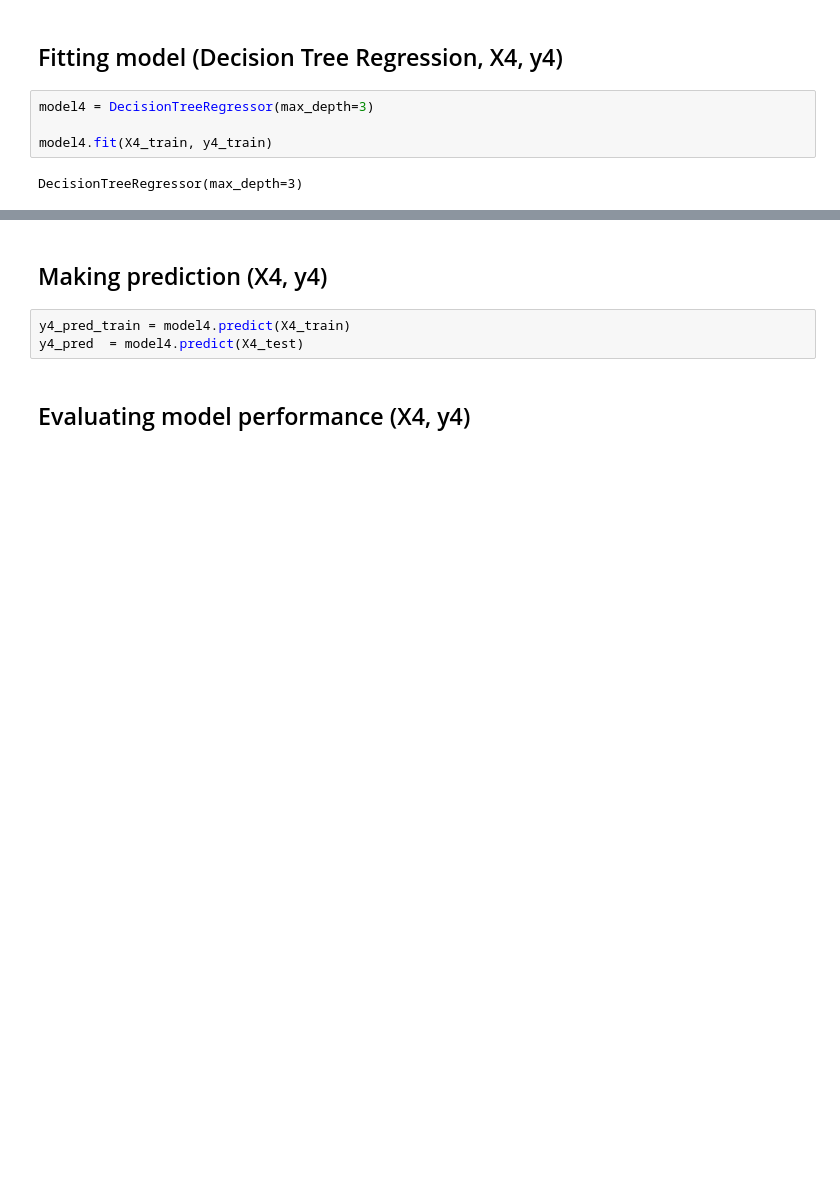
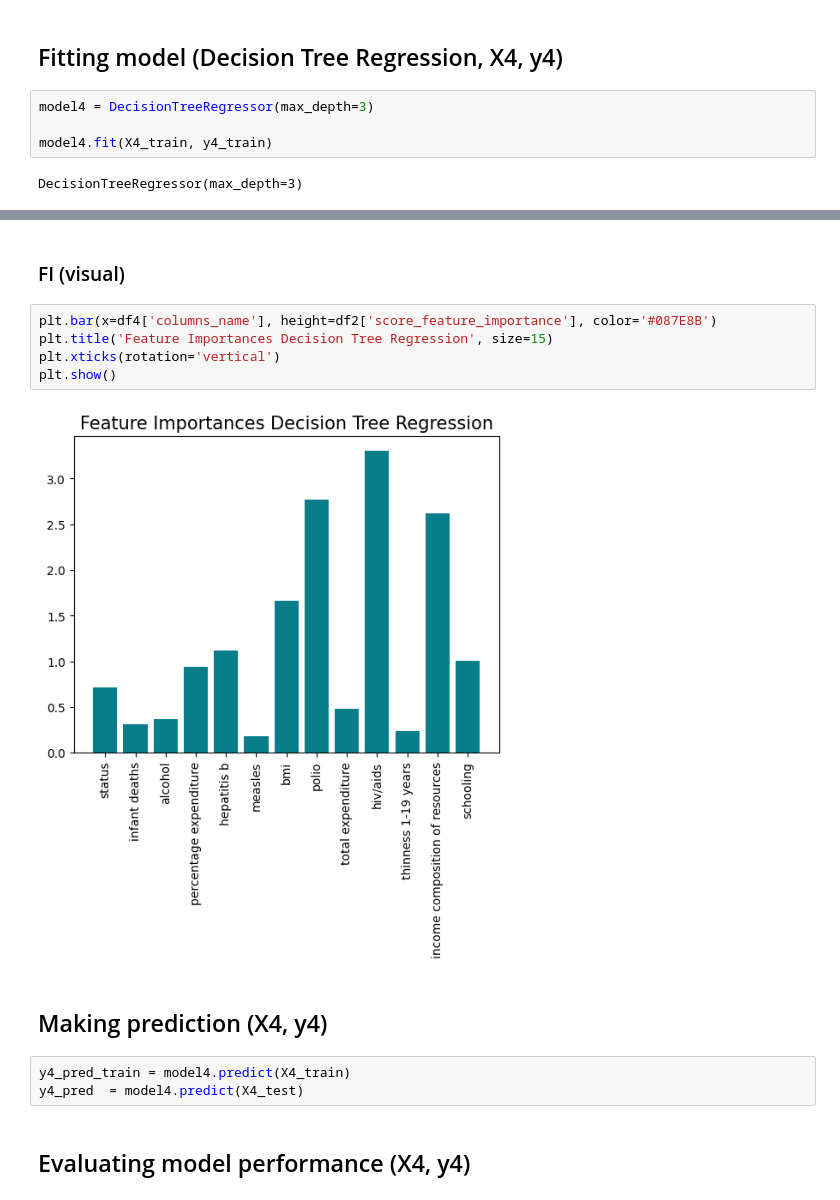
Before and after one commit to lepetitnoir/ML_WHO_Life_Expectancy, a Jupyter notebook: Target_Regression_Life_Expectancy_WHO.ipynb, the cells around one changed output, grey strips where cells are left out. Cells and saved outputs as stored; diff of their text form; blank space fills up the shorter version.

```diff
--- a/Target_Regression_Life_Expectancy_WHO.ipynb
+++ b/Target_Regression_Life_Expectancy_WHO.ipynb
@@ -621,3 +612,12 @@ plt.show()
+# %% [markdown]
+### FI (visual)
+# %%
+plt.bar(x=df4['columns_name'], height=df2['score_feature_importance'], color='#087E8B')
+plt.title('Feature Importances Decision Tree Regression', size=15)
+plt.xticks(rotation='vertical')
+plt.show()
+# %% [output]
+[figure, added]
 # %% [markdown]
 ## Making prediction (X4, y4)
 # %%
```
Also changed, not shown: parts of 38 cells of this notebook, 9 other files.
